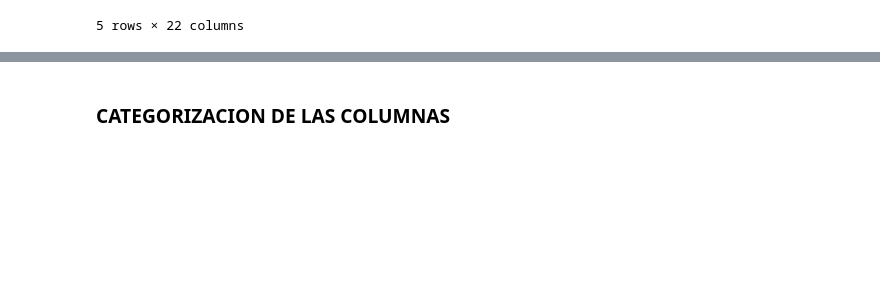
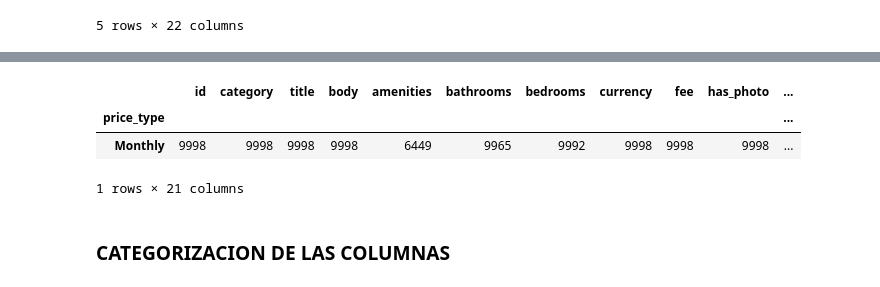
Before and after one commit to andresjulianbolivar/Proyecto1, a Jupyter notebook: Tarea 3/Preparacion_Datos.ipynb, the cells around one changed output, grey strips where cells are left out. Cells and saved outputs as stored; diff of their text form; code cells hidden in the pictures; blank space fills up the shorter version.

```diff
--- a/Tarea 3/Preparacion_Datos.ipynb
+++ b/Tarea 3/Preparacion_Datos.ipynb
@@ -38,0 +54,4 @@ df.head()
+# %%
+#Se eliminan las 2 filas con tipos de precio distintos a mensual para ser consistentes
+df = df[~df["price_type"].isin(["Weekly", "Monthly|Weekly"])]
+df
@@ -39,3 +72,11 @@ df.head()
+# %%
+#Se revisa que se hayan eliminado correctamente esas dos filas
+df.groupby(["price_type"]).count()
+# %% [output]
+|  | id | category | title | body | amenities | bathrooms | bedrooms | currency | fee | has_photo | ... |
+| price_type |  |  |  |  |  |  |  |  |  |  | ... |
+| Monthly | 9998 | 9998 | 9998 | 9998 | 6449 | 9965 | 9992 | 9998 | 9998 | 9998 | ... |
+1 rows × 21 columns
 # %% [markdown]
 ### CATEGORIZACION DE LAS COLUMNAS
 # %%
```
Also changed, not shown: parts of 6 cells of this notebook.
